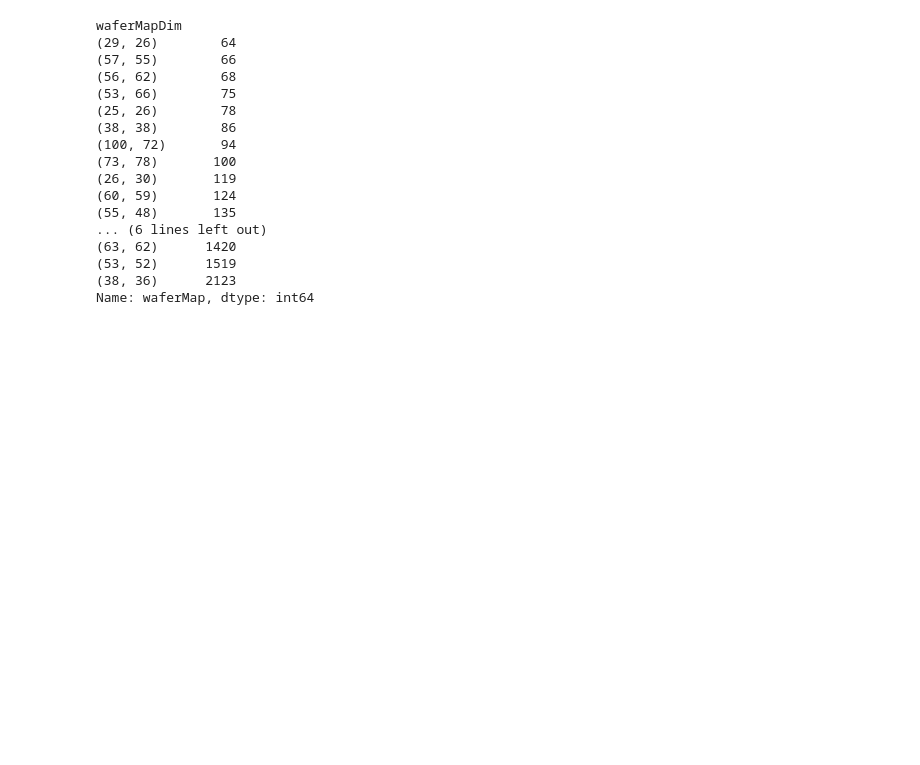
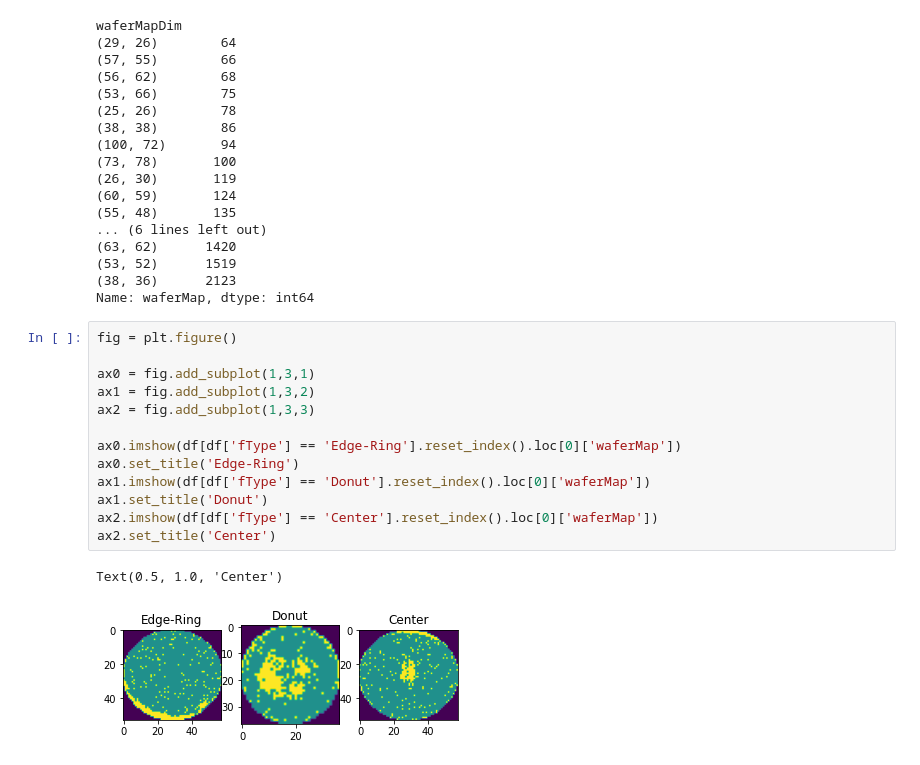
Before and after one commit to zeekgwang/WM-811K, a Jupyter notebook: WM811K_EDA.ipynb, the cells around one changed output. Saved outputs shown, nothing was run; the diff lists cells and outputs as text; blank space fills up the shorter version.

Commit message:
feat: draw sample image

```diff
--- a/WM811K_EDA.ipynb
+++ b/WM811K_EDA.ipynb
@@ -262,3 +262,19 @@ waferMapDim
 (53, 52)      1519
 (38, 36)      2123
 Name: waferMap, dtype: int64
+# %%
+fig = plt.figure()
+
+ax0 = fig.add_subplot(1,3,1)
+ax1 = fig.add_subplot(1,3,2)
+ax2 = fig.add_subplot(1,3,3)
+
+ax0.imshow(df[df['fType'] == 'Edge-Ring'].reset_index().loc[0]['waferMap'])
+ax0.set_title('Edge-Ring')
+ax1.imshow(df[df['fType'] == 'Donut'].reset_index().loc[0]['waferMap'])
+ax1.set_title('Donut')
+ax2.imshow(df[df['fType'] == 'Center'].reset_index().loc[0]['waferMap'])
+ax2.set_title('Center')
+# %% [output]
+Text(0.5, 1.0, 'Center')
+[figure, added]
```
